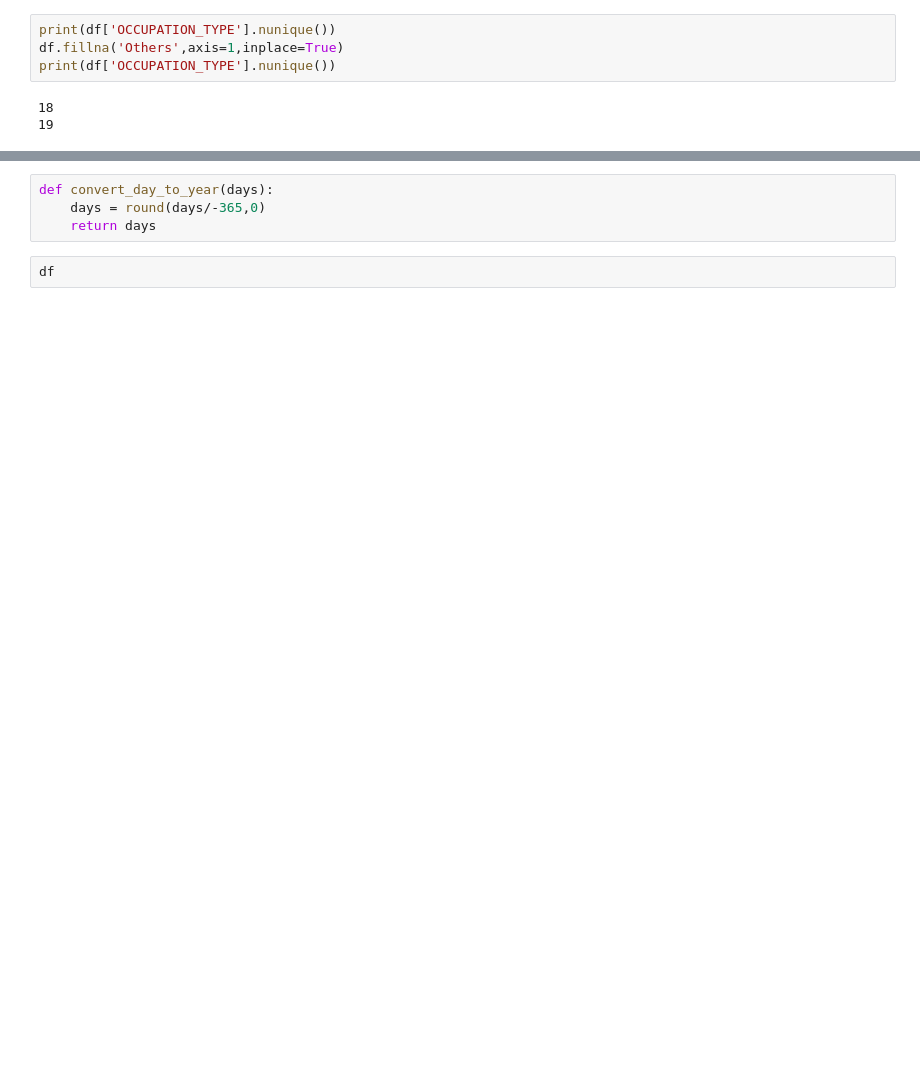
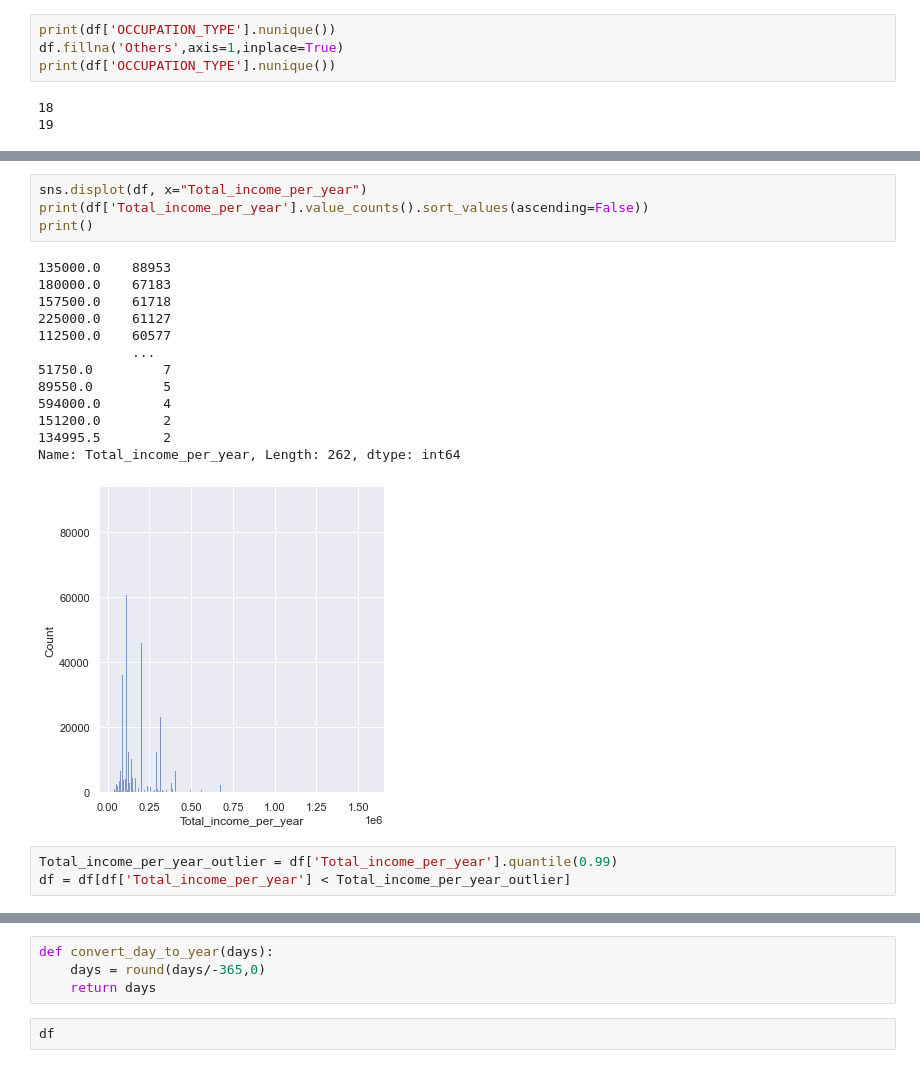
Before and after one commit to supavitkod/Credit, a Jupyter notebook: Credit analysis.ipynb, the cells around one changed output, grey strips where cells are left out. Cells and saved outputs as stored; diff of their text form; blank space fills up the shorter version.

```diff
--- a/Credit analysis.ipynb
+++ b/Credit analysis.ipynb
@@ -193,0 +247,21 @@ df.drop('FLAG_MOBIL', axis=1, inplace=True)
+# %%
+sns.displot(df, x="Total_income_per_year")
+print(df['Total_income_per_year'].value_counts().sort_values(ascending=False))
+print()
+# %% [output]
+135000.0    88953
+180000.0    67183
+157500.0    61718
+225000.0    61127
+112500.0    60577
+            ...
+51750.0         7
+89550.0         5
+594000.0        4
+151200.0        2
+134995.5        2
+Name: Total_income_per_year, Length: 262, dtype: int64
+[figure, added]
+# %%
+Total_income_per_year_outlier = df['Total_income_per_year'].quantile(0.99)
+df = df[df['Total_income_per_year'] < Total_income_per_year_outlier]
```
Also changed, not shown: parts of 72 cells of this notebook.
